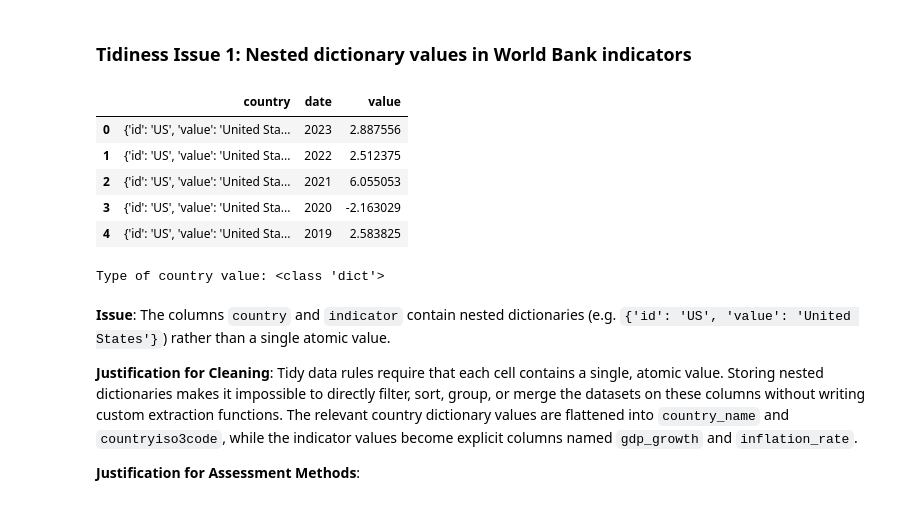
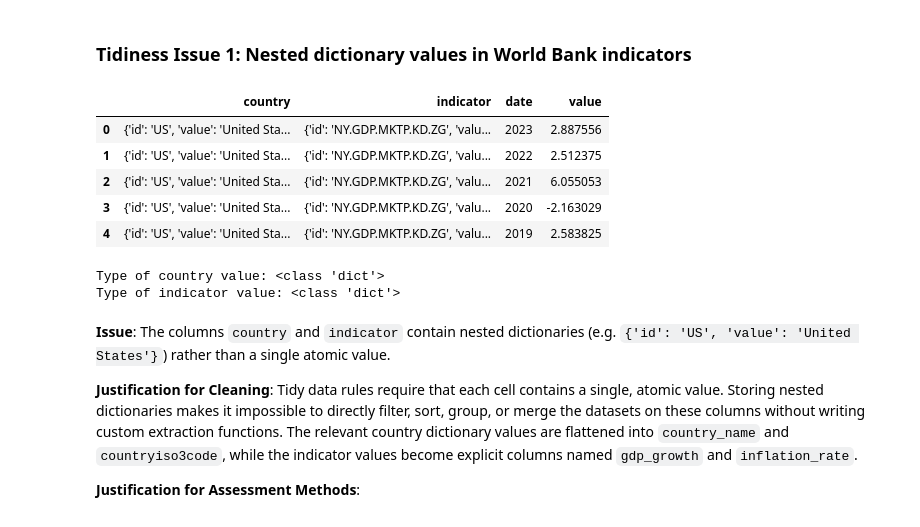
Before and after one commit to luisjfeliu/data-analysis-wrangling-macro-stocks, a Jupyter notebook: Data_Wrangling_Project_Starter.ipynb, the cells around one changed output. Drawn from its saved outputs; the diff is of its cells as text; code cells hidden in the pictures.

```diff
--- a/Data_Wrangling_Project_Starter.ipynb
+++ b/Data_Wrangling_Project_Starter.ipynb
@@ -25,6 +26,7 @@ We investigate relationships between:
 # %%
 
 import json
+import hashlib
 import sqlite3
 from pathlib import Path
 
@@ -44,6 +46,8 @@ SP500_MIN_MONTHS_BY_YEAR = {END_YEAR: 9}
 GOLD_MIN_DAYS_BY_YEAR = {START_YEAR: 80}
 DEFAULT_SP500_MIN_MONTHS = 12
 DEFAULT_GOLD_MIN_DAYS = 200
+SP500_SOURCE_URL = "https://raw.githubusercontent.com/datasets/s-and-p-500/master/data/data.csv"
+SP500_RAW_SHA256 = "3fe682b8dd593beb2548092d2a5e9b8844c2adc0f512da200dc5725d390ecfc9"
 
 DATA_DIR.mkdir(exist_ok=True)
 IMAGE_DIR.mkdir(exist_ok=True)
@@ -198,15 +204,26 @@ Dataset variables and significance:
 *   `PE10`: Shiller Cyclically Adjusted Price-to-Earnings ratio (float), a valuation metric measuring stock market price relative to 10-year average inflation-adjusted earnings.
 # %%
 # Programmatically download the S&P 500/Shiller raw dataset.
-# If the remote source rate-limits the request, use the saved raw file included with the project.
-url_sp500 = "https://raw.githubusercontent.com/datasets/s-and-p-500/master/data/data.csv"
+# The upstream GitHub branch moves over time, so verify the expected raw-file hash before replacing the frozen cache.
 raw_sp_path = DATA_DIR / "sp500_shiller_raw.csv"
 
 try:
-    response_sp = requests.get(url_sp500, timeout=30)
+    response_sp = requests.get(SP500_SOURCE_URL, timeout=30)
     response_sp.raise_for_status()
-    raw_sp_path.write_bytes(response_sp.content)
-except requests.RequestException as exc:
+    downloaded_sp_hash = hashlib.sha256(response_sp.content).hexdigest()
+    if downloaded_sp_hash == SP500_RAW_SHA256:
+        raw_sp_path.write_bytes(response_sp.content)
+    elif raw_sp_path.exists():
+        print(
+            "S&P 500 download hash changed "
+            f"({downloaded_sp_hash}); using frozen cached raw file at {raw_sp_path}."
+        )
+    else:
+        raise ValueError(
+            "S&P 500 download hash changed and no frozen cache is available: "
+            f"{downloaded_sp_hash}"
+        )
+except (requests.RequestException, ValueError) as exc:
     if raw_sp_path.exists():
         print(f"S&P 500 download failed ({exc}); using cached raw file at {raw_sp_path}.")
     else:
@@ -467,20 +484,22 @@ Gold observations in first analysis year: 84
 # %% [markdown]
 ### Tidiness Issue 1: Nested dictionary values in World Bank indicators
 # %%
-# Visual check: view the raw 'country' column containing dictionary objects
-df_gdp_raw[['country', 'date', 'value']].head()
+# Visual check: view the raw nested 'country' and 'indicator' columns
+df_gdp_raw[['country', 'indicator', 'date', 'value']].head()
 # %% [output]
-|  | country | date | value |
-| 0 | {'id': 'US', 'value': 'United Sta... | 2023 | 2.887556 |
-| 1 | {'id': 'US', 'value': 'United Sta... | 2022 | 2.512375 |
-| 2 | {'id': 'US', 'value': 'United Sta... | 2021 | 6.055053 |
-| 3 | {'id': 'US', 'value': 'United Sta... | 2020 | -2.163029 |
-| 4 | {'id': 'US', 'value': 'United Sta... | 2019 | 2.583825 |
+|  | country | indicator | date | value |
+| 0 | {'id': 'US', 'value': 'United Sta... | {'id': 'NY.GDP.MKTP.KD.ZG', 'valu... | 2023 | 2.887556 |
+| 1 | {'id': 'US', 'value': 'United Sta... | {'id': 'NY.GDP.MKTP.KD.ZG', 'valu... | 2022 | 2.512375 |
+| 2 | {'id': 'US', 'value': 'United Sta... | {'id': 'NY.GDP.MKTP.KD.ZG', 'valu... | 2021 | 6.055053 |
+| 3 | {'id': 'US', 'value': 'United Sta... | {'id': 'NY.GDP.MKTP.KD.ZG', 'valu... | 2020 | -2.163029 |
+| 4 | {'id': 'US', 'value': 'United Sta... | {'id': 'NY.GDP.MKTP.KD.ZG', 'valu... | 2019 | 2.583825 |
 # %%
-# Programmatic check: verify type of elements in the 'country' column
+# Programmatic check: verify type of elements in the nested World Bank columns
 print("Type of country value:", type(df_gdp_raw['country'].iloc[0]))
+print("Type of indicator value:", type(df_gdp_raw['indicator'].iloc[0]))
 # %% [output]
 Type of country value: <class 'dict'>
+Type of indicator value: <class 'dict'>
 # %% [markdown]
 **Issue**: The columns `country` and `indicator` contain nested dictionaries (e.g. `{'id': 'US', 'value': 'United States'}`) rather than a single atomic value.
 
```
Also changed, not shown: parts of 9 cells of this notebook, 8 other files.
